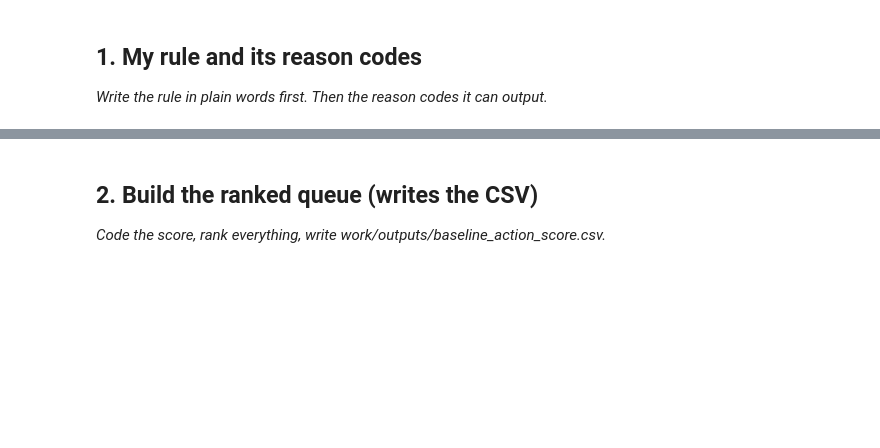
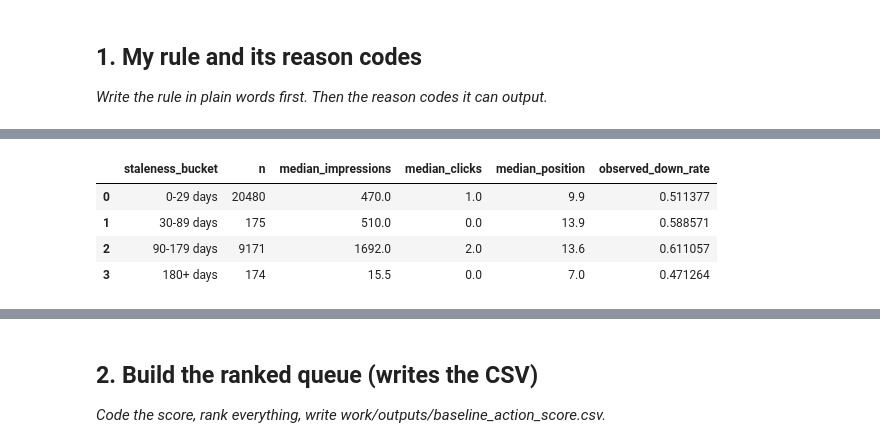
Before and after one commit to CodeByQasim/flyrank-ml-internship, a Jupyter notebook: work/notebooks/w04_baseline_score.ipynb, the cells around one changed output, grey strips where cells are left out. Drawn from its saved outputs; the diff is of its cells as text; code cells hidden in the pictures; blank space fills up the shorter version.

```diff
--- a/work/notebooks/w04_baseline_score.ipynb
+++ b/work/notebooks/w04_baseline_score.ipynb
@@ -15,0 +107,85 @@ This skeleton is yours to fill. Work the sections **in order** — each one has
+# %%
+import numpy as np
+import pandas as pd
+
+# Create staleness buckets
+staleness_bins = [-1, 29, 89, 179, np.inf]
+staleness_labels = [
+    "0-29 days",
+    "30-89 days",
+    "90-179 days",
+    "180+ days"
+]
+
+df["staleness_bucket"] = pd.cut(
+    df["days_since_last_update"],
+    bins=staleness_bins,
+    labels=staleness_labels
+)
+
+# Create observed trend indicator for audit only
+trend_down = (
+    df["trend_direction"]
+    .astype(str)
+    .str.lower()
+    .eq("down")
+)
+
+# Create summary table
+staleness_table = (
+    df.groupby("staleness_bucket", observed=False)
+      .agg(
+          n=("content_id", "count"),
+          median_impressions=("impressions_90d", "median"),
+          median_clicks=("clicks_90d", "median"),
+          median_position=("avg_position", "median")
+      )
+      .reset_index()
+)
+
+# Add observed down rate
+staleness_table["observed_down_rate"] = (
+    df.groupby("staleness_bucket", observed=False)["trend_direction"]
+      .apply(
+          lambda x: x.astype(str)
+                    .str.lower()
+                    .eq("down")
+                    .mean()
+      )
+      .values
+)
+
+display(staleness_table)
+
+# Check stale + visible rule
+stale_visible = (
+    (df["days_since_last_update"] >= 180) &
+    (df["impressions_90d"] >= 500)
+)
+
+print("\nStale + visible pages:")
+print("n =", stale_visible.sum())
+print("share =", round(stale_visible.mean() * 100, 3), "%")
+
+print(
+    "Median impressions among stale + visible pages =",
+    df.loc[stale_visible, "impressions_90d"].median()
+)
+
+print(
+    "Median clicks among stale + visible pages =",
+    df.loc[stale_visible, "clicks_90d"].median()
+)
+
+print(
+    "Median position among stale + visible pages =",
+    df.loc[stale_visible, "avg_position"].median()
+)
+
+print("\nVerdict: MIXED")
+# %% [output]
+|  | staleness_bucket | n | median_impressions | median_clicks | median_position | observed_down_rate |
+| 0 | 0-29 days | 20480 | 470.0 | 1.0 | 9.9 | 0.511377 |
+| 1 | 30-89 days | 175 | 510.0 | 0.0 | 13.9 | 0.588571 |
+| 2 | 90-179 days | 9171 | 1692.0 | 2.0 | 13.6 | 0.611057 |
+| 3 | 180+ days | 174 | 15.5 | 0.0 | 7.0 | 0.471264 |
```
Also changed, not shown: parts of 19 cells of this notebook.
